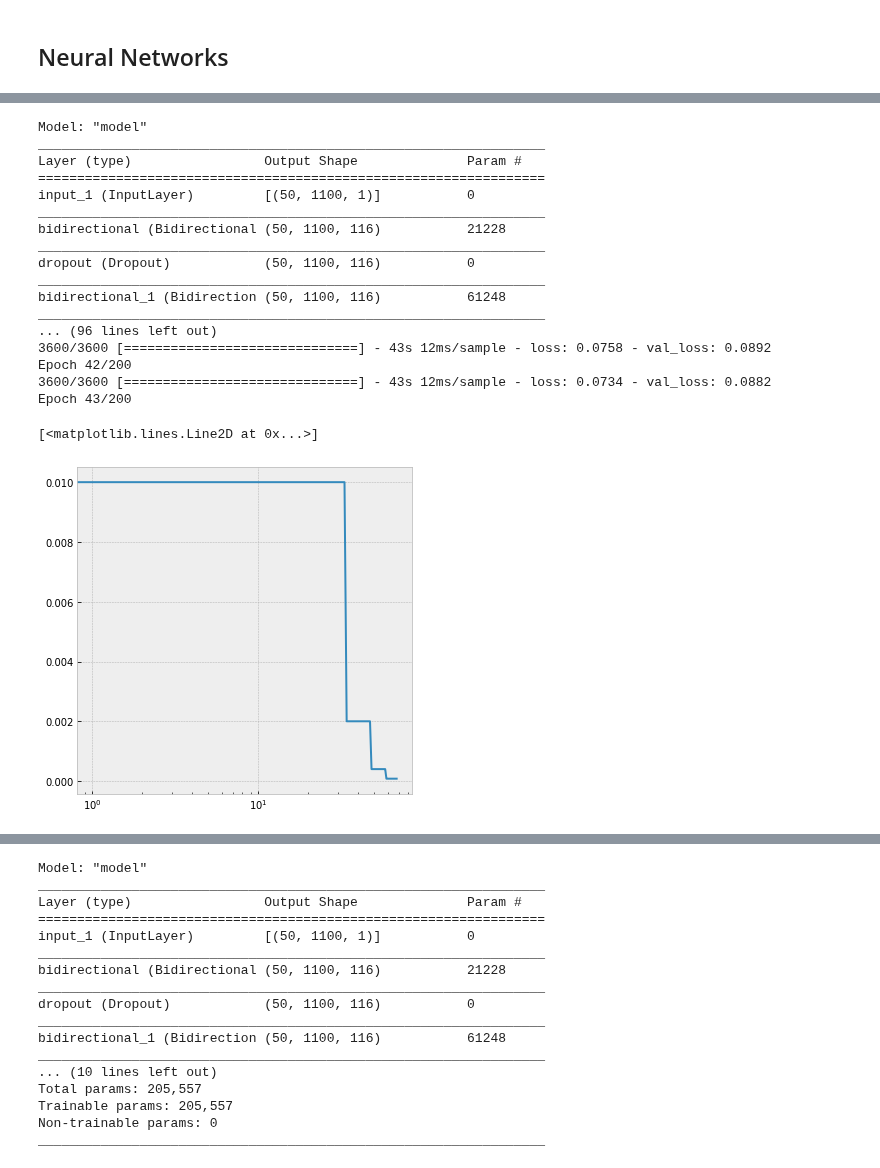
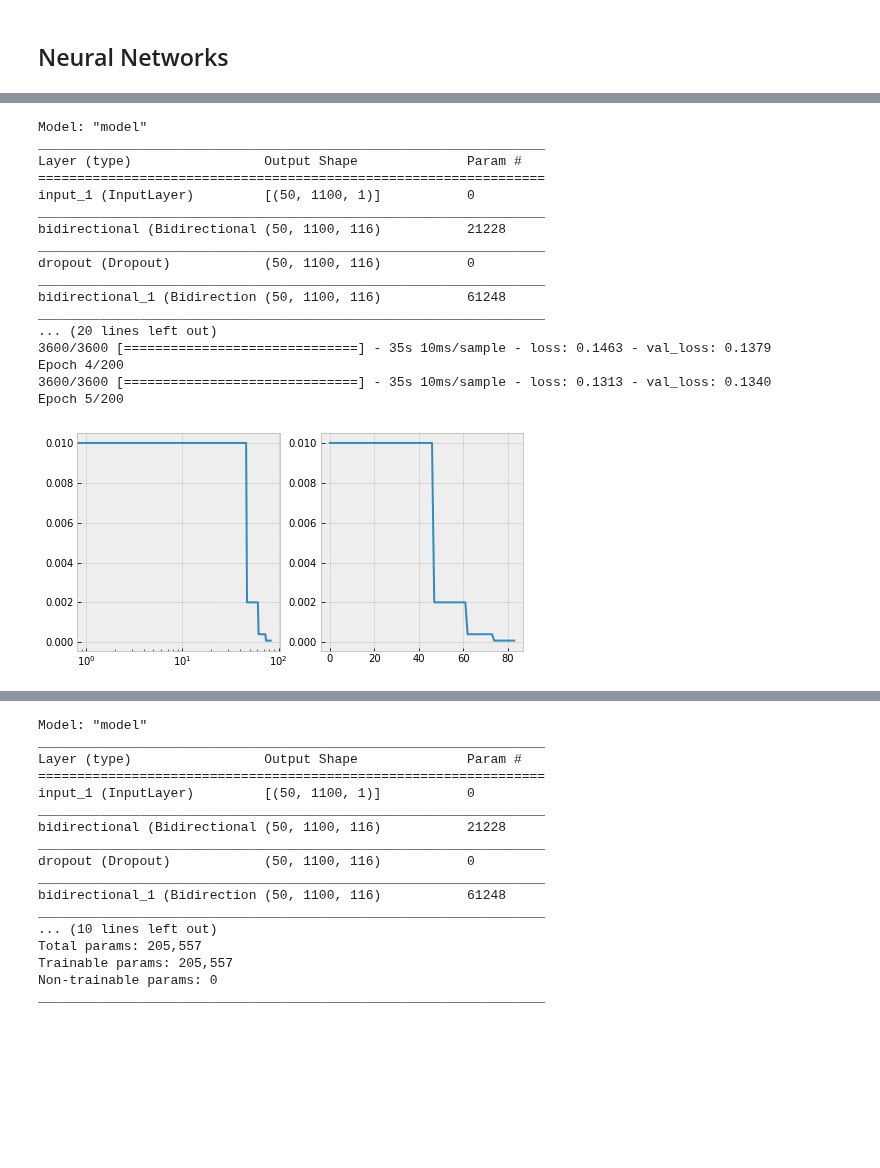
Before and after one commit to ABV-Hub/crowdanalytix, a Jupyter notebook: workinprogress.ipynb, the cells around one changed output, grey strips where cells are left out. Drawn from its saved outputs; the diff is of its cells as text; code cells hidden in the pictures; blank space fills up the shorter version.

```diff
--- a/workinprogress.ipynb
+++ b/workinprogress.ipynb
@@ -293,13 +321,13 @@ y_cv_ = y_cv.reshape(-1, BLOCK, 1)
 
 weight_decay = 0.03
 inputs = Input(shape=(BLOCK, FEATURES_NUM,), batch_size=BS)
-#x = Embedding(1000, 64, input_length=BLOCK)(inputs)
-x = Bidirectional(GRU(58, return_sequences=True, kernel_regularizer=l2(weight_decay)))(inputs)
+#x = Bidirectional(GRU(58, return_sequences=True, kernel_regularizer=l2(weight_decay)))(inputs)
+x = Bidirectional(GRU(58, return_sequences=True))(inputs)
 x = Dropout(0.5)(x)
 x = Bidirectional(GRU(58, return_sequences=True))(x)
-x = Dropout(0.4)(x)
+x = Dropout(0.5)(x)
 x = Bidirectional(GRU(58, return_sequences=True))(x)
-x = Dropout(0.3)(x)
+x = Dropout(0.5)(x)
 x = Bidirectional(GRU(58, return_sequences=True))(x)
 
 # x, forward_h, backward_h = Bidirectional(GRU(64, return_sequences=True, return_state=True))(x)
@@ -329,12 +357,12 @@ class ResetStatesCallback(Callback):
     def on_batch_begin(self, batch, logs):
         self.model.reset_states()
 
-#lr_schedule = ReduceLROnPlateau(verbose=0, factor=0.2 , patience=10, monitor='val_loss', mode='min')
+lr_schedule = ReduceLROnPlateau(verbose=0, factor=0.2 , patience=10, monitor='val_loss', mode='min')
 #lr_schedule = LearningRateScheduler(lambda epoch: linear(epoch, max_lr=lr, min_lr=lr/10, epoches=EPOCHS))
-lr_schedule = LearningRateScheduler(lambda epoch: annealing(epoch, cycle=15, max_lr=lr, min_lr=lr/10, epoches=EPOCHS))
+#lr_schedule = LearningRateScheduler(lambda epoch: exponential(epoch, cycle=15, max_lr=lr, min_lr=lr/10, epoches=EPOCHS))
 #lr_schedule = LearningRateScheduler(lambda epoch: onecycle(epoch, cycle=80, max_lr=lr, min_lr=lr/10, epoches=EPOCHS))
 
-early_stop = EarlyStopping( patience=20, monitor='val_loss', mode='min' )
+early_stop = EarlyStopping( patience=15, monitor='val_loss', mode='min' )
 model_save = ModelCheckpoint( "my_checkpoint.h5", monitor='val_loss', save_best_only=True, mode='min' )
 reset_states = ResetStatesCallback()
 
@@ -379,11 +407,11 @@ dropout (Dropout)            (50, 1100, 116)           0
 _________________________________________________________________
 bidirectional_1 (Bidirection (50, 1100, 116)           61248
 _________________________________________________________________
-... (96 lines left out)
-3600/3600 [==============================] - 43s 12ms/sample - loss: 0.0758 - val_loss: 0.0892
-Epoch 42/200
-3600/3600 [==============================] - 43s 12ms/sample - loss: 0.0734 - val_loss: 0.0882
-Epoch 43/200
+... (20 lines left out)
+3600/3600 [==============================] - 35s 10ms/sample - loss: 0.1463 - val_loss: 0.1379
+Epoch 4/200
+3600/3600 [==============================] - 35s 10ms/sample - loss: 0.1313 - val_loss: 0.1340
+Epoch 5/200
 # %%
 GRU(70) 100% 50/1100 no annealing AdamW(5e-4) = 0.08436
 GRU(64) 100% 50/1100 no annealing AdamW(5e-4) = 0.08369 lb=0.97261
@@ -392,8 +432,9 @@ GRU(58) 100% 50/1100 Annealing AdamW(5e-4) =
-# %%
-plt.semilogx(history.epoch,history.history["lr"])
-# %% [output]
-[<matplotlib.lines.Line2D at 0x...>]
-[figure, removed]
+# %%
+fig, (ax1, ax2) = plt.subplots(1, 2, figsize=(8,4));
+ax1.semilogx(history.epoch,history.history["lr"]);
+ax2.plot(history.epoch,history.history["lr"]);
+# %% [output]
+[figure, added]
 # %%
 model = tf.keras.models.load_model('my_checkpoint.h5')
 model.summary()
```
Also changed, not shown: parts of 9 cells of this notebook.
